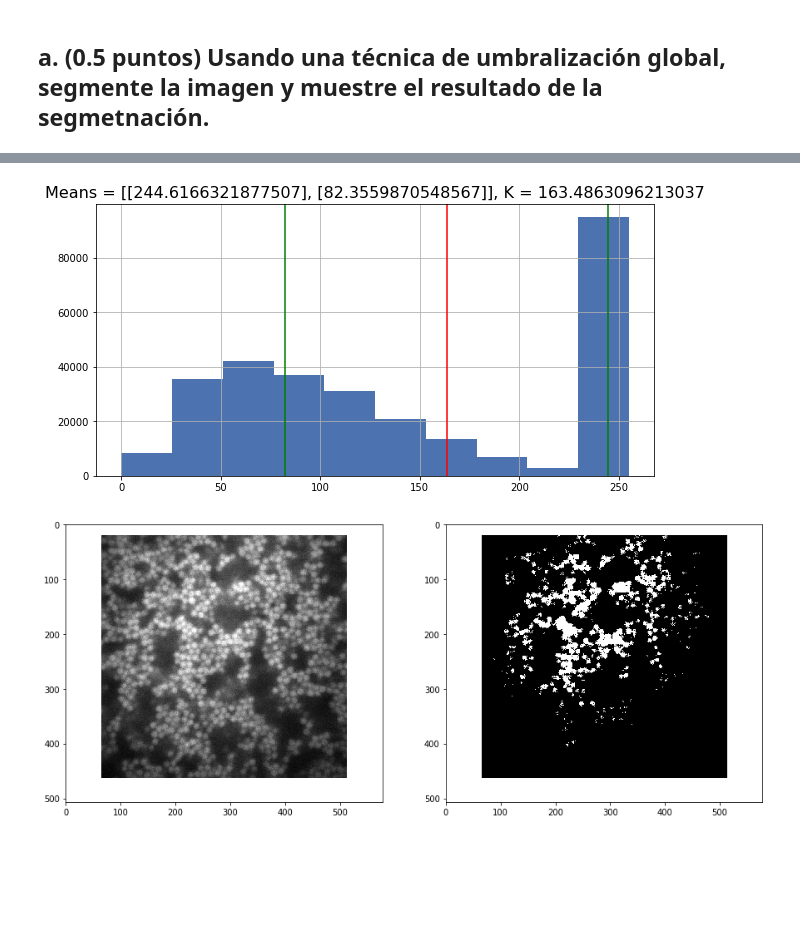
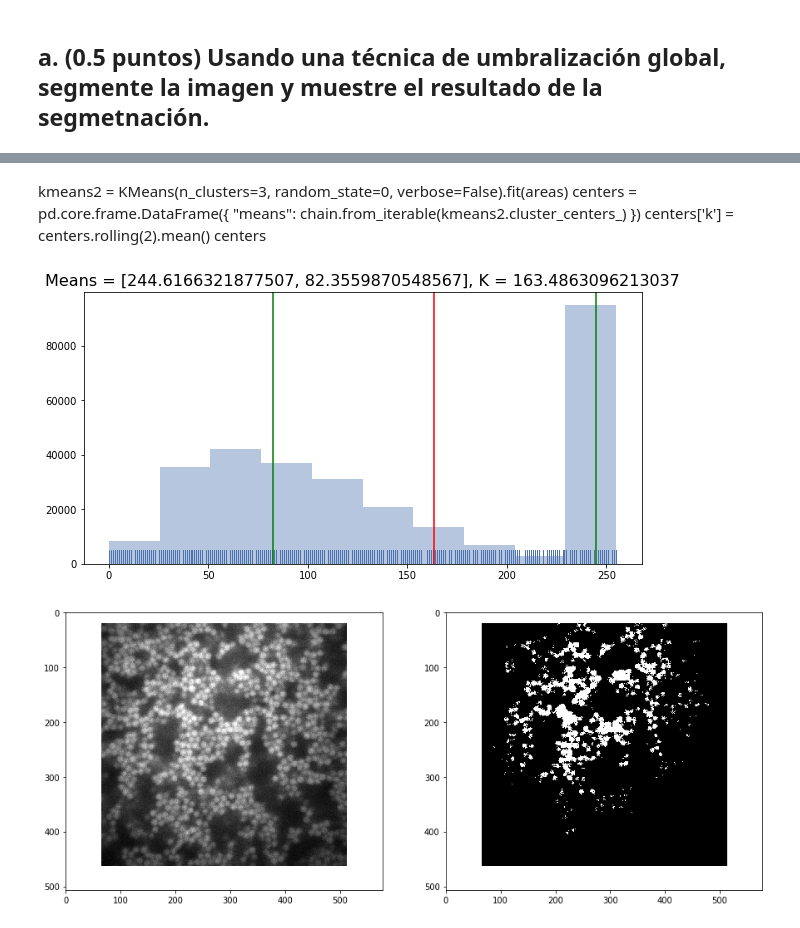
Before and after one commit to gmagannaDevelop/ImagenesTercerParcial, a Jupyter notebook: Pregunta 6.ipynb, the cells around one changed output, grey strips where cells are left out. Saved outputs shown, nothing was run; the diff lists cells and outputs as text; code cells hidden in the pictures; blank space fills up the shorter version.

Commit message:
:art: Removed some old code.
Example for image segmentation using skimage.label

```diff
--- a/Pregunta 6.ipynb
+++ b/Pregunta 6.ipynb
@@ -67,13 +66,20 @@ array([[<matplotlib.axes._subplots.AxesSubplot object at 0x...>]],
 # %%
 kmeans = KMeans(n_clusters=2, random_state=0, verbose=False).fit(intensities)
 K = kmeans.cluster_centers_.mean()
+# %% [markdown]
+kmeans2 = KMeans(n_clusters=3, random_state=0, verbose=False).fit(areas)
+centers = pd.core.frame.DataFrame({
+    "means": chain.from_iterable(kmeans2.cluster_centers_)
+})
+centers['k'] = centers.rolling(2).mean()
+centers
 # %%
-intensities.hist()
+sns.distplot(intensities, kde=False, rug=True, bins=10)
 plt.axvline(K, color='r')
 list(map(lambda x: plt.axvline(x, color='g'), kmeans.cluster_centers_))
-_ = plt.title(f"Means = {kmeans.cluster_centers_.tolist()}, K = {K}", size=16)
+_ = plt.title(f"Means = {list(chain.from_iterable(kmeans.cluster_centers_))}, K = {K}", size=16)
 # %% [output]
-[figure, old version]
+[figure, new version]
 # %%
 thresh1 = cv.threshold(img, K, 255, cv.THRESH_BINARY)[1]
 # %%
```
Also changed, not shown: parts of 17 cells of this notebook, 2 other files.
